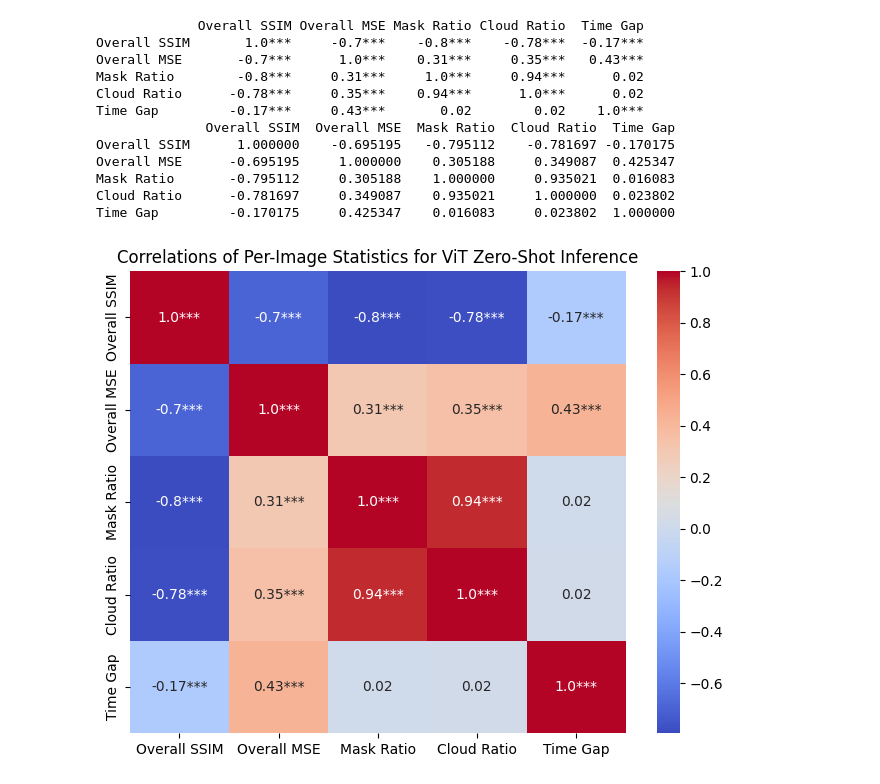
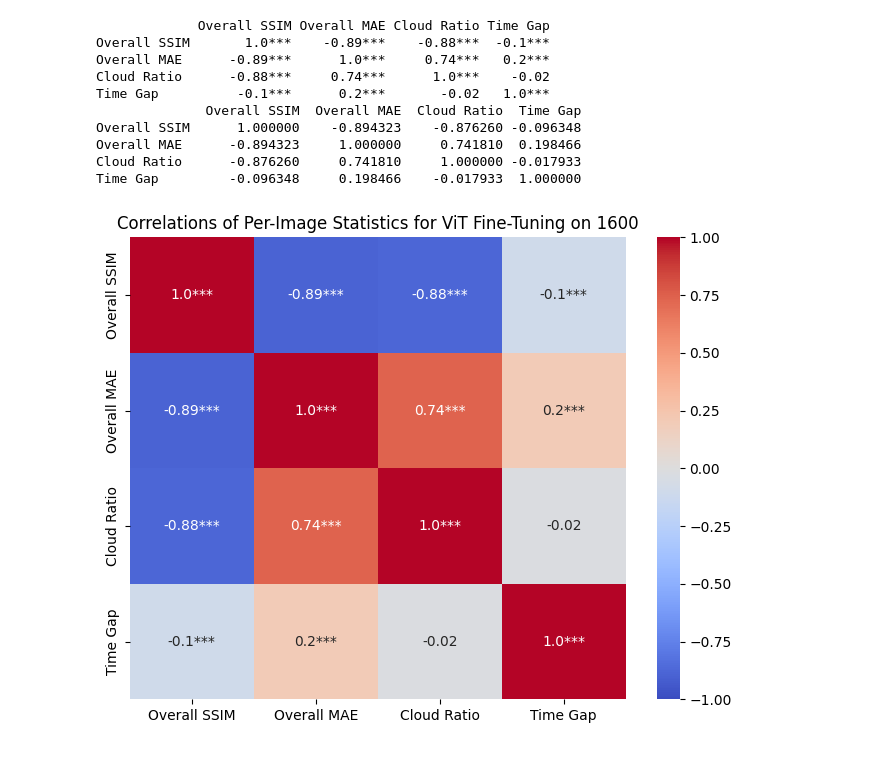
Before and after one commit to ClarkCGA/gfm-gap-filling, a Jupyter notebook: pretraining/Per_image_graphs.ipynb, the cells around one changed output. Drawn from its saved outputs; the diff is of its cells as text; code cells hidden in the pictures.

Commit message:
Add code to create graphs and visualizations

```diff
--- a/pretraining/Per_image_graphs.ipynb
+++ b/pretraining/Per_image_graphs.ipynb
@@ -11,12 +12,14 @@ import numpy as np
 # %%
 # Load the YAML file
-yaml_file_path = Path("/workspace/data/lchu/hls/jobs/2023-08-11_17-32-52.yaml")  # Replace with the actual path to your YAML file
+yaml_file_path = Path("/workspace/data/lchu/hls/jobs/1600-fair-bs16-2023-08-20_17-19-05.yaml")  # Replace with the actual path to your YAML file
 with open(yaml_file_path, "r") as file:
     yaml_data = yaml.safe_load(file)
-
+training_length = yaml_data["training_length"]
 # Access the file path from the YAML data
 data_file_path = Path(yaml_data["csv_dir"]) / "chip_stats.csv"
 val_cloud_path = Path(yaml_data["csv_dir"]) / "val_cloud_catalog.csv"
+save_dir = Path(yaml_data["visualization_dir"])
+os.makedirs(save_dir, exist_ok=True)
 
 # Read the .txt file as a CSV using pandas
 data_table = pd.read_csv(data_file_path)
@@ -56,7 +59,8 @@ df['third_image_date'] = pd.to_datetime(df['third_image_date'])
 # Calculate the difference in days
 df['Time Gap'] = (df['third_image_date'] - df['first_image_date']).dt.days
 df['Cloud Ratio'] = df['cloud_pct']
-
+df['Overall RMSE'] = np.sqrt(df['Overall MSE'])
+df['SSIM Error'] = (1 - df['Overall SSIM']) / df['Cloud Ratio']
 print(df.head())
 print(df.columns)
 # %% [output]
@@ -80,34 +121,33 @@ print(df.columns)
 # %%
-df = df[['Overall SSIM', 'Overall MSE',
-       'Mask Ratio', 'Cloud Ratio', 'Time Gap']]
+df = df[['Overall SSIM', 'Overall MAE',
+       'Cloud Ratio', 'Time Gap']]
 
 
 rho = df.corr()
 pval = df.corr(method=lambda x, y: pearsonr(x, y)[1]) - np.eye(*rho.shape)
 p = pval.applymap(lambda x: ''.join(['*' for t in [.05, .01, .001] if x<=t]))
 significant_correlations = rho.round(2).astype(str) + p
 print(significant_correlations)
 print(rho)
 
 
 
 # Create the heatmap of p-values
 plt.figure(figsize=(8, 6))
-sns.heatmap(rho, annot=significant_correlations, fmt='', cmap="coolwarm")  # Format to 3 decimal places
-plt.title('Correlations of Per-Image Statistics for ViT Zero-Shot Inference')
-plt.show()
+sns.heatmap(rho, annot=significant_correlations, fmt='', cmap="coolwarm", vmin=-1, vmax=1)  # Format to 3 decimal places
+plt.title(f'Correlations of Per-Image Statistics for ViT Fine-Tuning on {training_length}')
+
+plt.savefig(save_dir / 'per_image_correlations.png', format='png')
 # %% [output]
-             Overall SSIM Overall MSE Mask Ratio Cloud Ratio  Time Gap
-Overall SSIM       1.0***     -0.7***    -0.8***    -0.78***  -0.17***
-Overall MSE       -0.7***      1.0***    0.31***     0.35***   0.43***
-Mask Ratio        -0.8***     0.31***     1.0***     0.94***      0.02
-Cloud Ratio      -0.78***     0.35***    0.94***      1.0***      0.02
-Time Gap         -0.17***     0.43***       0.02        0.02    1.0***
-              Overall SSIM  Overall MSE  Mask Ratio  Cloud Ratio  Time Gap
-Overall SSIM      1.000000    -0.695195   -0.795112    -0.781697 -0.170175
-Overall MSE      -0.695195     1.000000    0.305188     0.349087  0.425347
-Mask Ratio       -0.795112     0.305188    1.000000     0.935021  0.016083
-Cloud Ratio      -0.781697     0.349087    0.935021     1.000000  0.023802
-Time Gap         -0.170175     0.425347    0.016083     0.023802  1.000000
+             Overall SSIM Overall MAE Cloud Ratio Time Gap
+Overall SSIM       1.0***    -0.89***    -0.88***  -0.1***
+Overall MAE      -0.89***      1.0***     0.74***   0.2***
+Cloud Ratio      -0.88***     0.74***      1.0***    -0.02
+Time Gap          -0.1***      0.2***       -0.02   1.0***
+              Overall SSIM  Overall MAE  Cloud Ratio  Time Gap
+Overall SSIM      1.000000    -0.894323    -0.876260 -0.096348
+Overall MAE      -0.894323     1.000000     0.741810  0.198466
+Cloud Ratio      -0.876260     0.741810     1.000000 -0.017933
+Time Gap         -0.096348     0.198466    -0.017933  1.000000
-[figure, old version]
+[figure, new version]
 # %%
```
Also changed, not shown: parts of 5 cells of this notebook, 4 other files.
